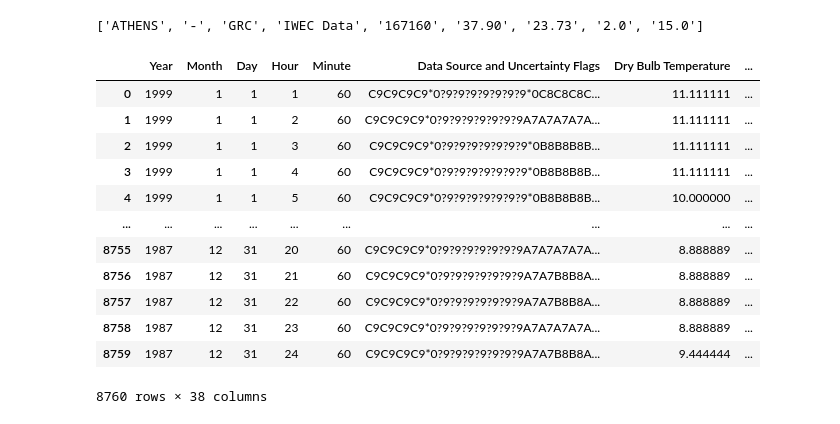
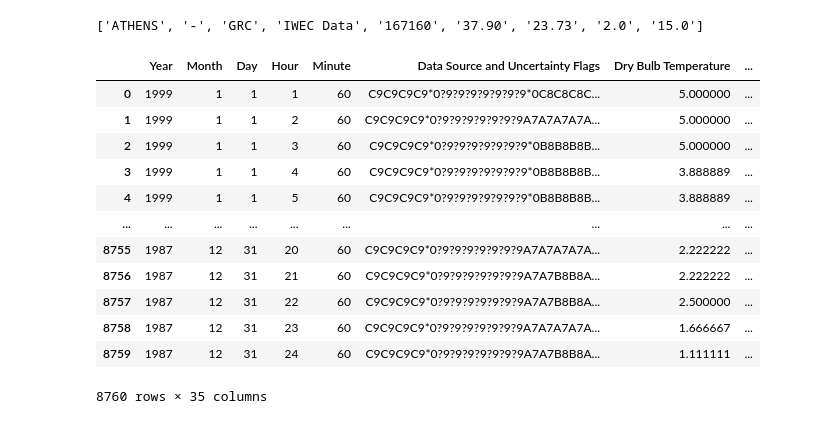
Before and after one commit to lau175/ict4bd175, a Jupyter notebook: creation_epw/Create_EPW.ipynb, the cells around one changed output. Cells and saved outputs as stored; diff of their text form; code cells hidden in the pictures.

```diff
--- a/creation_epw/Create_EPW.ipynb
+++ b/creation_epw/Create_EPW.ipynb
@@ -8,7 +16,7 @@ import os
 # %%
-nameFile='/home/ict4bd/Desktop/Atene/creation_epw/station_data/LGAV_from_2013-01-01_to_2013-12-31.csv'
-#nameFile='/home/ict4bd/Desktop/Atene/creation_epw/station_data/LGAV_from_2014-01-01_to_2015-12-31.csv'
-#nameFile='/home/ict4bd/Desktop/Atene/creation_epw/station_data/LGAV_from_2015-01-01_to_2015-12-31.csv'
+#nameFile='/home/ict4bd/Desktop/Atene/creation_epw/station_data/LGAV_from_2013-01-01_to_2013-12-31.csv'
+#nameFile='/home/ict4bd/Desktop/Atene/creation_epw/station_data/LGAV_from_2014-01-01_to_2014-12-31.csv'
+nameFile='/home/ict4bd/Desktop/Atene/creation_epw/station_data/LGAV_from_2015-01-01_to_2015-12-31.csv'
 meteo_df=pd.read_csv(nameFile,index_col='Date_Time',parse_dates=[0,])
 meteo_df
 # %% [output]
@@ -40,3 +47,0 @@ meteo.head()
-# %%
-meteo=meteo.drop(columns=['Solar_W/m2', 'UV'])
-meteo.head()
@@ -51,3 +48,9 @@ meteo.head()
+# %%
+if 'Solar_W/m2' in list(meteo.columns):
+    meteo=meteo.drop(columns='Solar_W/m2')
+
+if 'UV' in list(meteo.columns):
+    meteo=meteo.drop(columns='UV')
 # %%
 #retrieve year
 name_csv=nameFile.split("/")[-1]
@@ -316,19 +318,13 @@ Index(['Temperature_C', 'Humidity', 'Wind', 'Speed_m/s', 'Gust_m/s',
       dtype='object')
 # %%
+#rewriting the dataframe with the 2013 values
+
 df_epw['Dry Bulb Temperature']=df.Temperature_C.values
-df_epw['Atmospheric Station Pressure']=df.Pressure_Pa
+#df_epw['Atmospheric Station Pressure']=df.Pressure_Pa
 df_epw['Relative Humidity']=df.Humidity.values
 df_epw['Global Horizontal Radiation']=rad.ghi.values
 df_epw['Direct Normal Radiation']=rad.dni.values
 df_epw['Diffuse Horizontal Radiation']=rad.dhi.values
-
-'''
-I don't know if the epw file works if we include these
-'''
-df_epw['Gb(i)']=df['Gb(i)'].values
-df_epw['Gd(i)']=df['Gd(i)'].values
-df_epw['Gr(i)']=df['Gr(i)'].values
-
 df_epw['Wind Direction']=df['Wind'].values
 df_epw['Wind Speed']=df['Speed_m/s'].values
 # %%
@@ -353,19 +349,19 @@ data.headers['LOCATION']
 # %% [output]
 ['ATHENS', '-', 'GRC', 'IWEC Data', '167160', '37.90', '23.73', '2.0', '15.0']
 # %%
-data.write(out_dir+year+'_epw_file')
+data.write(out_dir+year+'_epw_file.epw')
 data.dataframe
 # %% [output]
 |  | Year | Month | Day | Hour | Minute | Data Source and Uncertainty Flags | Dry Bulb Temperature | ... |
-| 0 | 1999 | 1 | 1 | 1 | 60 | C9C9C9C9*0?9?9?9?9?9?9?9*0C8C8C8C... | 11.111111 | ... |
-| 1 | 1999 | 1 | 1 | 2 | 60 | C9C9C9C9*0?9?9?9?9?9?9?9A7A7A7A7A... | 11.111111 | ... |
-| 2 | 1999 | 1 | 1 | 3 | 60 | C9C9C9C9*0?9?9?9?9?9?9?9*0B8B8B8B... | 11.111111 | ... |
-| 3 | 1999 | 1 | 1 | 4 | 60 | C9C9C9C9*0?9?9?9?9?9?9?9*0B8B8B8B... | 11.111111 | ... |
-| 4 | 1999 | 1 | 1 | 5 | 60 | C9C9C9C9*0?9?9?9?9?9?9?9*0B8B8B8B... | 10.000000 | ... |
+| 0 | 1999 | 1 | 1 | 1 | 60 | C9C9C9C9*0?9?9?9?9?9?9?9*0C8C8C8C... | 5.000000 | ... |
+| 1 | 1999 | 1 | 1 | 2 | 60 | C9C9C9C9*0?9?9?9?9?9?9?9A7A7A7A7A... | 5.000000 | ... |
+| 2 | 1999 | 1 | 1 | 3 | 60 | C9C9C9C9*0?9?9?9?9?9?9?9*0B8B8B8B... | 5.000000 | ... |
+| 3 | 1999 | 1 | 1 | 4 | 60 | C9C9C9C9*0?9?9?9?9?9?9?9*0B8B8B8B... | 3.888889 | ... |
+| 4 | 1999 | 1 | 1 | 5 | 60 | C9C9C9C9*0?9?9?9?9?9?9?9*0B8B8B8B... | 3.888889 | ... |
 | ... | ... | ... | ... | ... | ... | ... | ... | ... |
-| 8755 | 1987 | 12 | 31 | 20 | 60 | C9C9C9C9*0?9?9?9?9?9?9?9A7A7A7A7A... | 8.888889 | ... |
-| 8756 | 1987 | 12 | 31 | 21 | 60 | C9C9C9C9*0?9?9?9?9?9?9?9A7A7B8B8A... | 8.888889 | ... |
-| 8757 | 1987 | 12 | 31 | 22 | 60 | C9C9C9C9*0?9?9?9?9?9?9?9A7A7B8B8A... | 8.888889 | ... |
-| 8758 | 1987 | 12 | 31 | 23 | 60 | C9C9C9C9*0?9?9?9?9?9?9?9A7A7A7A7A... | 8.888889 | ... |
-| 8759 | 1987 | 12 | 31 | 24 | 60 | C9C9C9C9*0?9?9?9?9?9?9?9A7A7B8B8A... | 9.444444 | ... |
+| 8755 | 1987 | 12 | 31 | 20 | 60 | C9C9C9C9*0?9?9?9?9?9?9?9A7A7A7A7A... | 2.222222 | ... |
+| 8756 | 1987 | 12 | 31 | 21 | 60 | C9C9C9C9*0?9?9?9?9?9?9?9A7A7B8B8A... | 2.222222 | ... |
+| 8757 | 1987 | 12 | 31 | 22 | 60 | C9C9C9C9*0?9?9?9?9?9?9?9A7A7B8B8A... | 2.500000 | ... |
+| 8758 | 1987 | 12 | 31 | 23 | 60 | C9C9C9C9*0?9?9?9?9?9?9?9A7A7A7A7A... | 1.666667 | ... |
+| 8759 | 1987 | 12 | 31 | 24 | 60 | C9C9C9C9*0?9?9?9?9?9?9?9A7A7B8B8A... | 1.111111 | ... |
-8760 rows × 38 columns
+8760 rows × 35 columns
```
Also changed, not shown: parts of 21 cells of this notebook.
